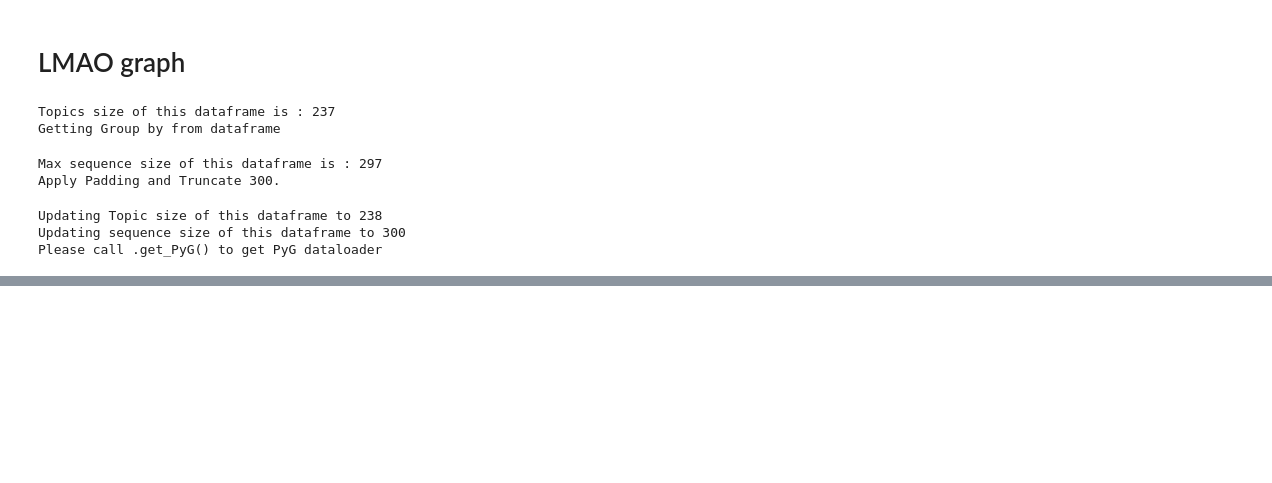
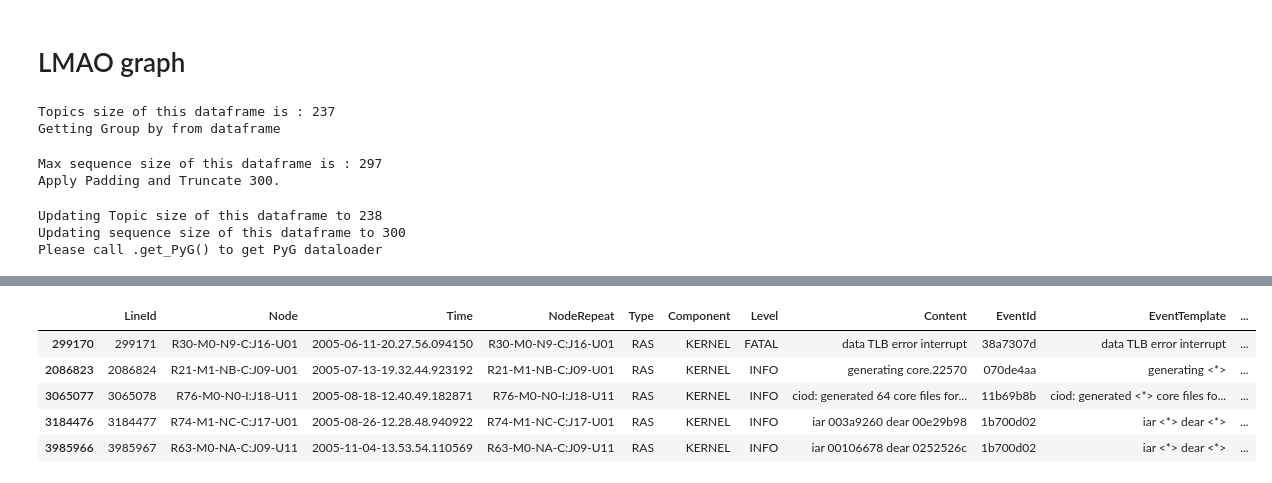
Before and after one commit to northnpk/LMAO, a Jupyter notebook: example_hdfs.ipynb, the cells around one changed output, grey strips where cells are left out. Saved outputs shown, nothing was run; the diff lists cells and outputs as text; code cells hidden in the pictures; blank space fills up the shorter version.

```diff
--- a/example_hdfs.ipynb
+++ b/example_hdfs.ipynb
@@ -117,0 +133,11 @@ Please call .get_PyG() to get PyG dataloader
+# %%
+bgl_df = pd.read_csv('/Users/IsRealNPK/LMAO/dataset/BGL/bgl_data.csv', index_col=0)
+# %%
+bgl_df.sample(5).drop(columns=['Label', 'Date', 'Timestamp']).sort_index()
+# %% [output]
+|  | LineId | Node | Time | NodeRepeat | Type | Component | Level | Content | EventId | EventTemplate | ... |
+| 299170 | 299171 | R30-M0-N9-C:J16-U01 | 2005-06-11-20.27.56.094150 | R30-M0-N9-C:J16-U01 | RAS | KERNEL | FATAL | data TLB error interrupt | 38a7307d | data TLB error interrupt | ... |
+| 2086823 | 2086824 | R21-M1-NB-C:J09-U01 | 2005-07-13-19.32.44.923192 | R21-M1-NB-C:J09-U01 | RAS | KERNEL | INFO | generating core.22570 | 070de4aa | generating <*> | ... |
+| 3065077 | 3065078 | R76-M0-N0-I:J18-U11 | 2005-08-18-12.40.49.182871 | R76-M0-N0-I:J18-U11 | RAS | KERNEL | INFO | ciod: generated 64 core files for... | 11b69b8b | ciod: generated <*> core files fo... | ... |
+| 3184476 | 3184477 | R74-M1-NC-C:J17-U01 | 2005-08-26-12.28.48.940922 | R74-M1-NC-C:J17-U01 | RAS | KERNEL | INFO | iar 003a9260 dear 00e29b98 | 1b700d02 | iar <*> dear <*> | ... |
+| 3985966 | 3985967 | R63-M0-NA-C:J09-U11 | 2005-11-04-13.53.54.110569 | R63-M0-NA-C:J09-U11 | RAS | KERNEL | INFO | iar 00106678 dear 0252526c | 1b700d02 | iar <*> dear <*> | ... |
```
Also changed, not shown: parts of 16 cells of this notebook, 8 other files.
